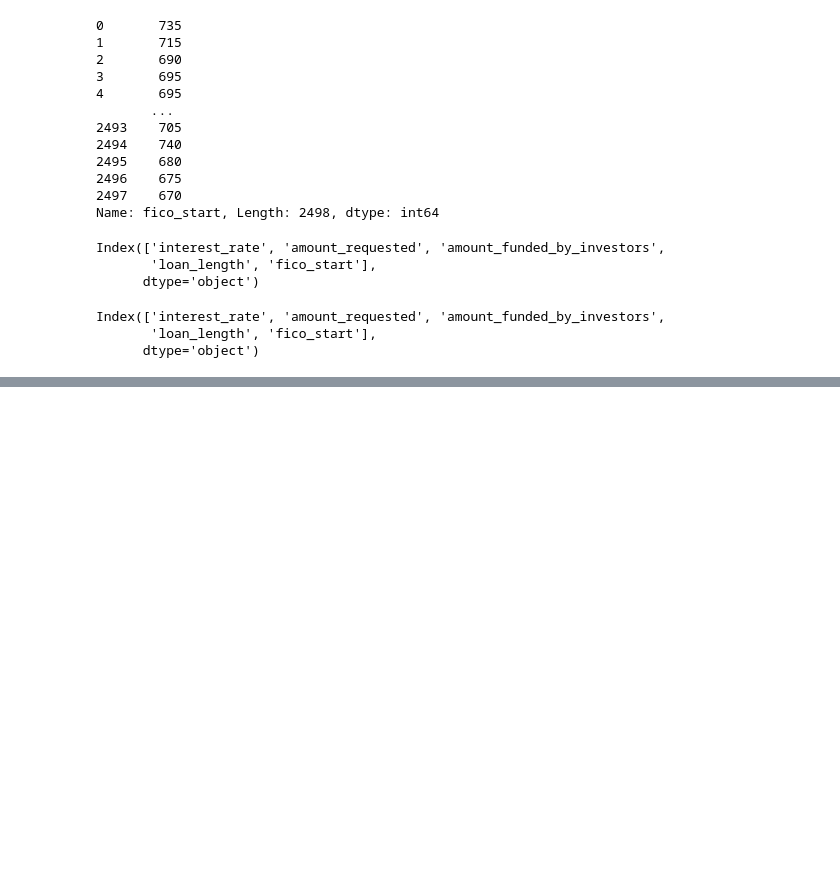
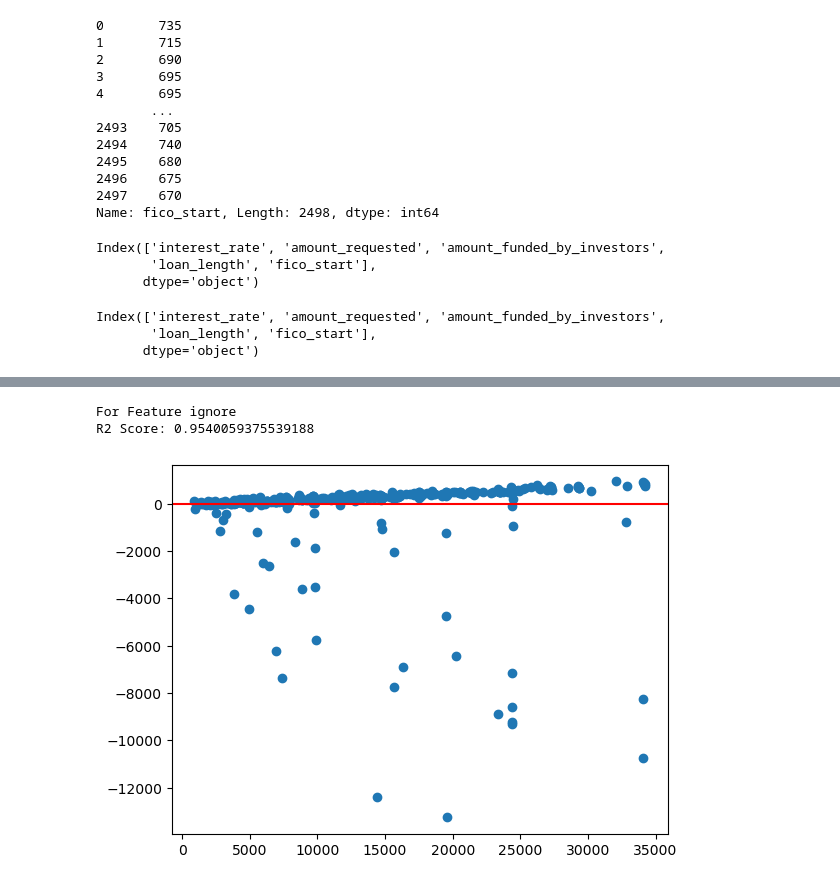
Before and after one commit to sheehanjacque/loan_request_business_analysis, a Jupyter notebook: notebooks/data_analysis.ipynb, the cells around one changed output, grey strips where cells are left out. Saved outputs shown, nothing was run; the diff lists cells and outputs as text; code cells hidden in the pictures; blank space fills up the shorter version.

```diff
--- a/notebooks/data_analysis.ipynb
+++ b/notebooks/data_analysis.ipynb
@@ -298,0 +316,5 @@ strong multicollinearity or other numerical problems.
+# %%
+X= df[['amount_requested', 'fico_start']]
+y = df['amount_funded_by_investors']
+
+useOLS(X,y)
@@ -298,0 +339,24 @@ strong multicollinearity or other numerical problems.
+# %%
+def useLR(X, y, name):
+    X_train, X_test, y_train, y_test = train_test_split(
+    X, y, test_size=0.2, random_state=42
+    )
+    lin_mod = LinearRegression()
+    imputer = SimpleImputer(strategy='mean')
+    scaler = StandardScaler()
+    X_train = imputer.fit_transform(X_train)
+    X_test = imputer.fit_transform(X_test)
+    X_train = scaler.fit_transform(X_train)
+    X_test = scaler.fit_transform(X_test)
+    lin_mod.fit(X_train, y_train)
+    y_preds = lin_mod.predict(X_test)
+    print("For Feature", name)
+    print("R2 Score:", r2_score(y_test, y_preds))
+    residuals = y_test - y_preds
+    plt.scatter(y_preds, residuals)
+    plt.axhline(0, color="red")
+    plt.show()
+# %% [output]
+For Feature ignore
+R2 Score: 0.9540059375539188
+[figure, added]
```
Also changed, not shown: parts of 7 cells of this notebook.
